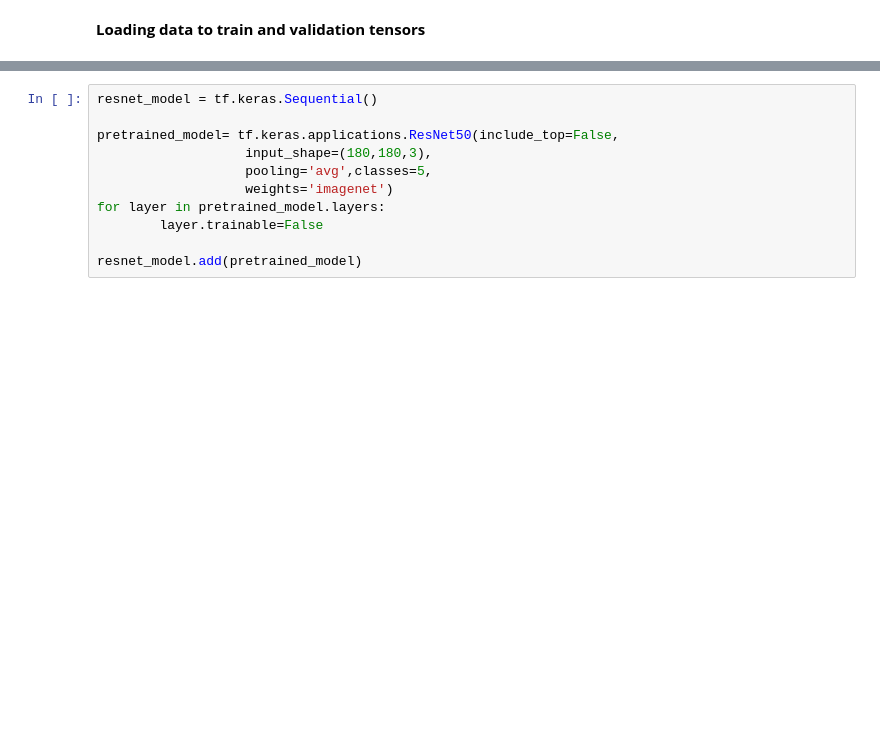
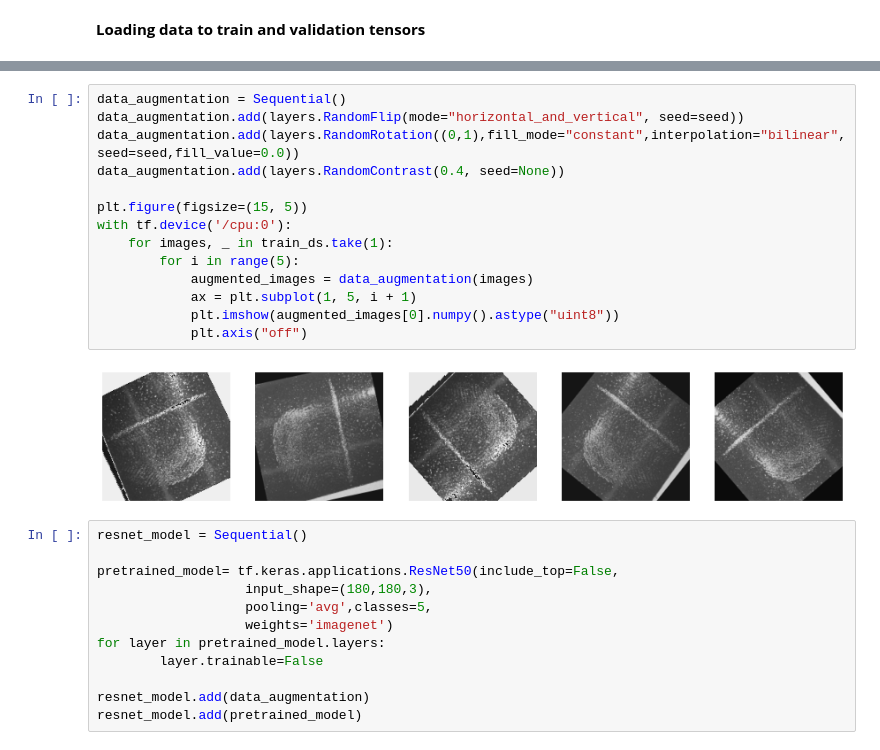
Before and after one commit to KobiAms/FingerprintsQuality, a Jupyter notebook: FP_classification.ipynb, the cells around one changed output, grey strips where cells are left out. Cells and saved outputs as stored; diff of their text form; blank space fills up the shorter version.

```diff
--- a/FP_classification.ipynb
+++ b/FP_classification.ipynb
@@ -70,5 +102,21 @@ for images, labels in train_ds.take(1):
+# %%
+data_augmentation = Sequential()
+data_augmentation.add(layers.RandomFlip(mode="horizontal_and_vertical", seed=seed))
+data_augmentation.add(layers.RandomRotation((0,1),fill_mode="constant",interpolation="bilinear",seed=seed,fill_value=0.0))
+data_augmentation.add(layers.RandomContrast(0.4, seed=None))
+
+plt.figure(figsize=(15, 5))
+with tf.device('/cpu:0'):
+    for images, _ in train_ds.take(1):
+        for i in range(5):
+            augmented_images = data_augmentation(images)
+            ax = plt.subplot(1, 5, i + 1)
+            plt.imshow(augmented_images[0].numpy().astype("uint8"))
+            plt.axis("off")
+# %% [output]
+[figure, added]
 # %%
-resnet_model = tf.keras.Sequential()
+resnet_model = Sequential()
 
 pretrained_model= tf.keras.applications.ResNet50(include_top=False,
                    input_shape=(180,180,3),
@@ -77,5 +125,6 @@ pretrained_model= tf.keras.applications.ResNet50(include_top=False,
 for layer in pretrained_model.layers:
         layer.trainable=False
 
+resnet_model.add(data_augmentation)
 resnet_model.add(pretrained_model)
 # %%
```
Also changed, not shown: parts of 10 cells of this notebook.
